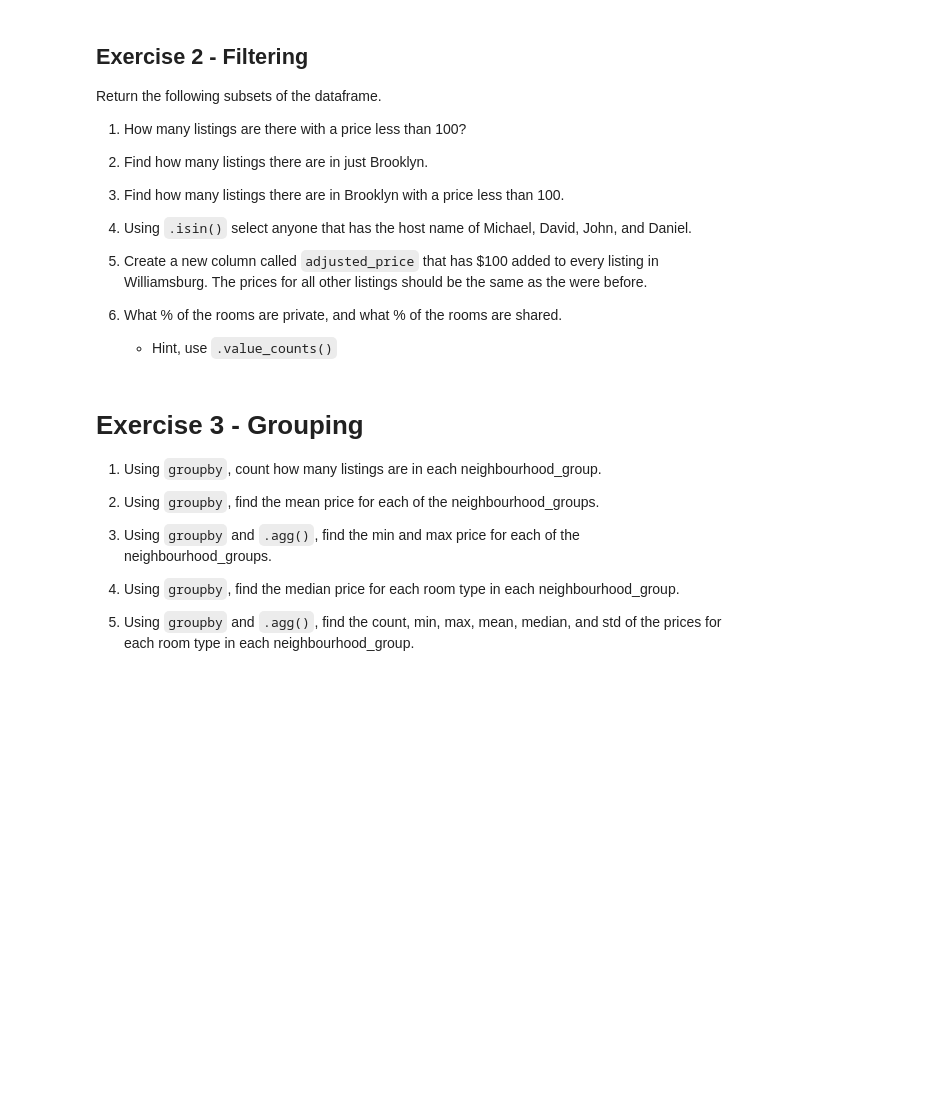
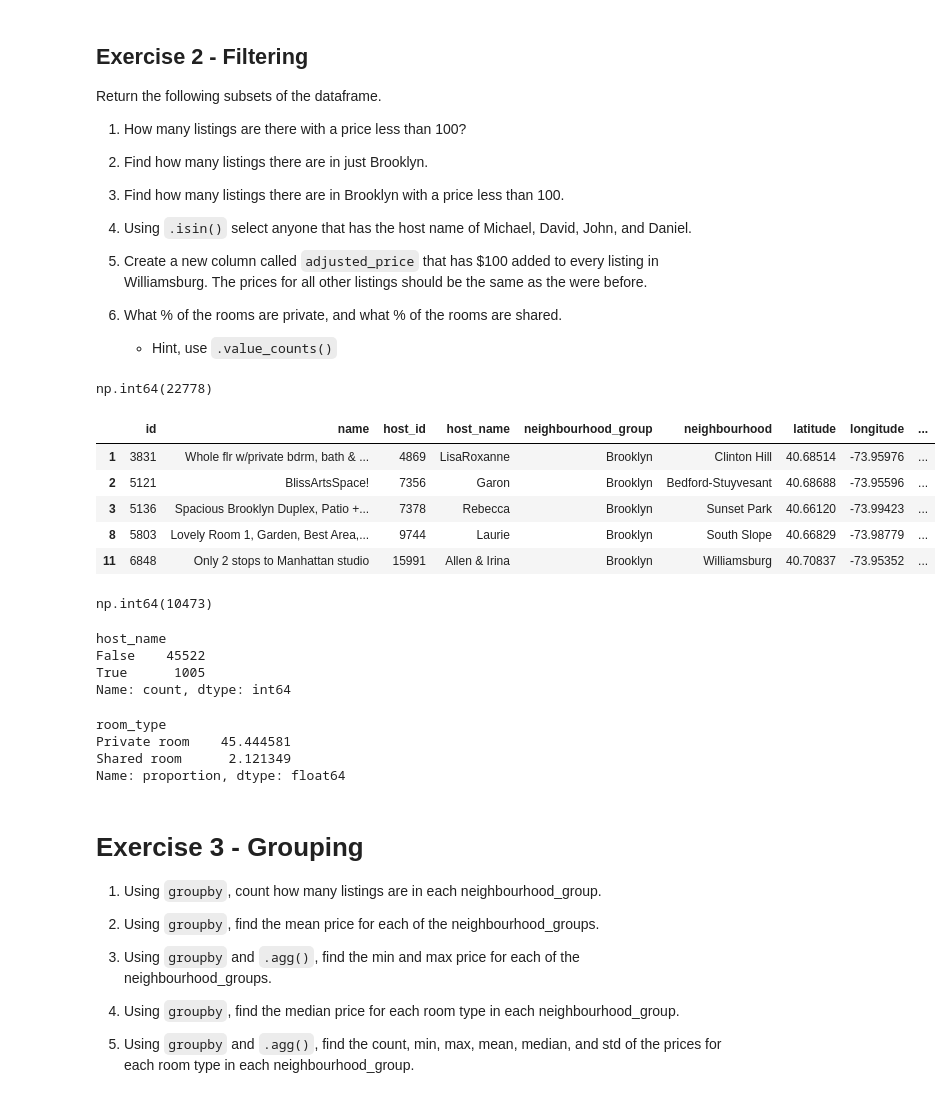
Before and after one commit to tsunar2002/ds-fall-2025-tue, a Jupyter notebook: Week-01-Pandas/exercise/Matthew-Jednacz-week-01-excercise.ipynb, the cells around one changed output. Cells and saved outputs as stored; diff of their text form; code cells hidden in the pictures; blank space fills up the shorter version.

```diff
--- a/Week-01-Pandas/exercise/Matthew-Jednacz-week-01-excercise.ipynb
+++ b/Week-01-Pandas/exercise/Matthew-Jednacz-week-01-excercise.ipynb
@@ -40,14 +41,42 @@ Return the following subsets of the dataframe.
     * Hint, use `.value_counts()`
 # %%
 # 1. How many listings are there with a price less than 100?
+
+condition = df['price'] < 100
+
+df[condition]["price"].value_counts().sum()
+# %% [output]
+np.int64(22778)
 # %%
 # 2. Make a new DataFrame of listings in Brooklyn named `df_bk`
 # and find how many listings in just Brooklyn.
+select_condition = df["neighbourhood_group"] == 'Brooklyn'
+df_bk = df[select_condition].copy()
+# %% [output]
+|  | id | name | host_id | host_name | neighbourhood_group | neighbourhood | latitude | longitude | ... |
+| 1 | 3831 | Whole flr w/private bdrm, bath & ... | 4869 | LisaRoxanne | Brooklyn | Clinton Hill | 40.68514 | -73.95976 | ... |
+| 2 | 5121 | BlissArtsSpace! | 7356 | Garon | Brooklyn | Bedford-Stuyvesant | 40.68688 | -73.95596 | ... |
+| 3 | 5136 | Spacious Brooklyn Duplex, Patio +... | 7378 | Rebecca | Brooklyn | Sunset Park | 40.66120 | -73.99423 | ... |
+| 8 | 5803 | Lovely Room 1, Garden, Best Area,... | 9744 | Laurie | Brooklyn | South Slope | 40.66829 | -73.98779 | ... |
+| 11 | 6848 | Only 2 stops to Manhattan studio | 15991 | Allen & Irina | Brooklyn | Williamsburg | 40.70837 | -73.95352 | ... |
 # %%
 # 3. Find how many listings there are in Brooklyn with a price less than 100.
+condition_bk = df_bk["price"] < 100
+
+df_bk[condition_bk]["price"].value_counts().sum()
+# %% [output]
+np.int64(10473)
 # %%
-# 4. Using `.isin()` select anyone that has the host name of Michael, David, John, and Daniel.
+# 4. Using `.isin()` select anyone that has the host name of Michael, David, and John.
 # How many total are there that have those names
+host_names = ['Michael', 'David', 'John']
+
+df['host_name'].isin(host_names).value_counts()
+# %% [output]
+host_name
+False    45522
+True      1005
+Name: count, dtype: int64
 # %%
 # 5. Create a new column called `adjusted_price` that has $100 added to every listing in Williamsburg.
 # The prices for all other listings should be the same as the were before.
@@ -54,5 +86,12 @@ Return the following subsets of the dataframe.
 # %%
 # 6. What % of the rooms are private, and what % of the rooms are shared.
+#room_counts = df['room_type'].value_counts(normalize=True) * 100
+df['room_type'].value_counts(normalize=True)[['Private room', 'Shared room']] * 100
+# %% [output]
+room_type
+Private room    45.444581
+Shared room      2.121349
+Name: proportion, dtype: float64
 # %% [markdown]
 # Exercise 3 - Grouping
 
```
Also changed, not shown: parts of 15 cells of this notebook, 1 other file.
